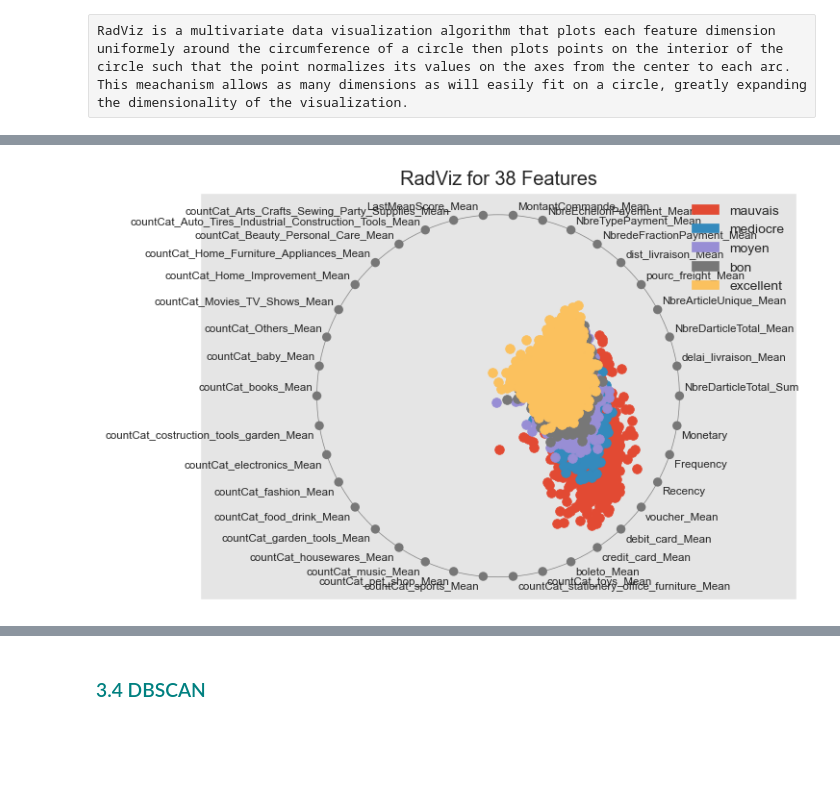
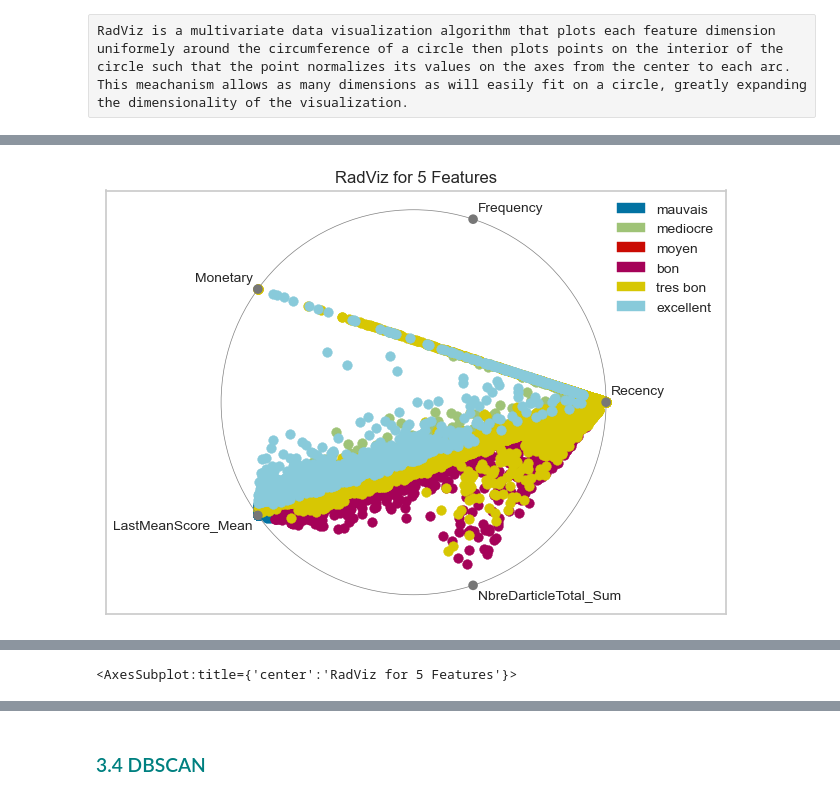
Before and after one commit to kevin-EK/OC-DS-P5-Segmentez-des-clients-d-un-site-e-commerce, a Jupyter notebook: Clustering.ipynb, the cells around one changed output, grey strips where cells are left out. Saved outputs shown, nothing was run; the diff lists cells and outputs as text; code cells hidden in the pictures; blank space fills up the shorter version.

```diff
--- a/Clustering.ipynb
+++ b/Clustering.ipynb
@@ -165,7 +164,7 @@ df.head()
 # %%
 #df['RFM_Score'] = 0.15*df['Recency_norm']+0.28 *  df['Frequency_norm']+0.57*df['Monetary_norm']
 
-df['RFM_Score'] = 0.15*df['R_rank_norm']+0.28 * df['F_rank_norm']+0.57*df['M_rank_norm']
+df['RFM_Score'] = 0.15*df['R_rank_norm']+0.35 * df['F_rank_norm']+0.50*df['M_rank_norm']
 
 df['RFM_Score'] *= 0.05
 df = df.round(2)
@@ -496,12 +613,23 @@ X_proj=pca.transform(X_norm)
 # %%
+%%time
 fig, axs = plt.subplots(1, 1, figsize=(13, 3), constrained_layout=True)
 
-#plt.style.use('ggplot')
-
-km = KMeans(n_clusters=2,init='k-means++')
+km = KMeans(n_clusters=6,init='k-means++')
 km.fit(X=X_norm)
 labels = km.labels_
 
-axs.scatter(X_proj[:,0],X_proj[:,1],c=labels)
-axs.set_title( 'Clustering KMeans k = 6\n Coeff. Silhouette:' + str(silhouette_score(X_norm, labels, metric='euclidean'))+ '\nCoeff. Davies Bouldin :'+str(davies_bouldin_score(X_norm, labels)) )
+couleurs = ['b', 'g', 'r', 'c', 'm', 'y', 'k', 'w']
+_, counts = np.unique(labels, return_counts=True)
+
+sns.scatterplot(X_proj[:,0],X_proj[:,1],c=[couleurs[i] for i in labels],
+                ax=axs,
+                size=[counts[i-1] for i in labels],
+                alpha=0.5 )
+
+title_text = 'Clustering KMeans k = 6\n Coeff. Silhouette:'\
++ str(silhouette_score(X_norm, labels, metric='euclidean'))\
+              + '\nCoeff. Davies Bouldin :'\
+              +str(davies_bouldin_score(X_norm, labels))
+
+axs.set_title( title_text )
 ;
@@ -556,12 +640,0 @@ X_proj=pca.fit_transform(X_norm)
-# %%
-fig, axs = plt.subplots(1, 1, figsize=(13, 3), constrained_layout=True)
-
-km = KMeans(n_clusters=2,init='k-means++')
-km.fit(X=X_proj)
-labels = km.labels_
-
-
-axs.scatter(X_proj[:,0],X_proj[:,1],c=labels)
-axs.set_title('Clustering KMeans k = 2\n Coeff. Silhouette:' + str(silhouette_score(X_norm, labels, metric='euclidean'))+ '\nCoeff. Davies Bouldin :'+str(davies_bouldin_score(X_norm, labels)) )
-
-;
@@ -600,13 +671,14 @@ Name: LastMeanScore_Mean, Length: 10000, dtype: float64
 # %%
-classe = ["mauvais" ,'mediocre','moyen','bon','excellent']
-X = df.copy()
-y =  np.round(df.LastMeanScore_Mean).astype('int')
+%%time
+classe = ["mauvais" ,'mediocre','moyen','bon','tres bon','excellent']
+X = df.drop(columns=['Customer_segment','R_rank_norm','F_rank_norm','M_rank_norm','RFM_Score']).copy()
+y =  labels
 
 visualizer = RadViz(classes=classe, features=X.columns )
 
 
 visualizer.fit(X.values,y)      # Fit the data to the visualizer
 visualizer.transform(X.values)   # Transform the data
-visualizer.poof()
+visualizer.poof();
 # %% [output]
-[figure, old version]
+[figure, new version]
@@ -614 +687,2 @@ visualizer.poof()
+<AxesSubplot:title={'center':'RadViz for 5 Features'}>
 # %%
```
Also changed, not shown: parts of 118 cells of this notebook.
